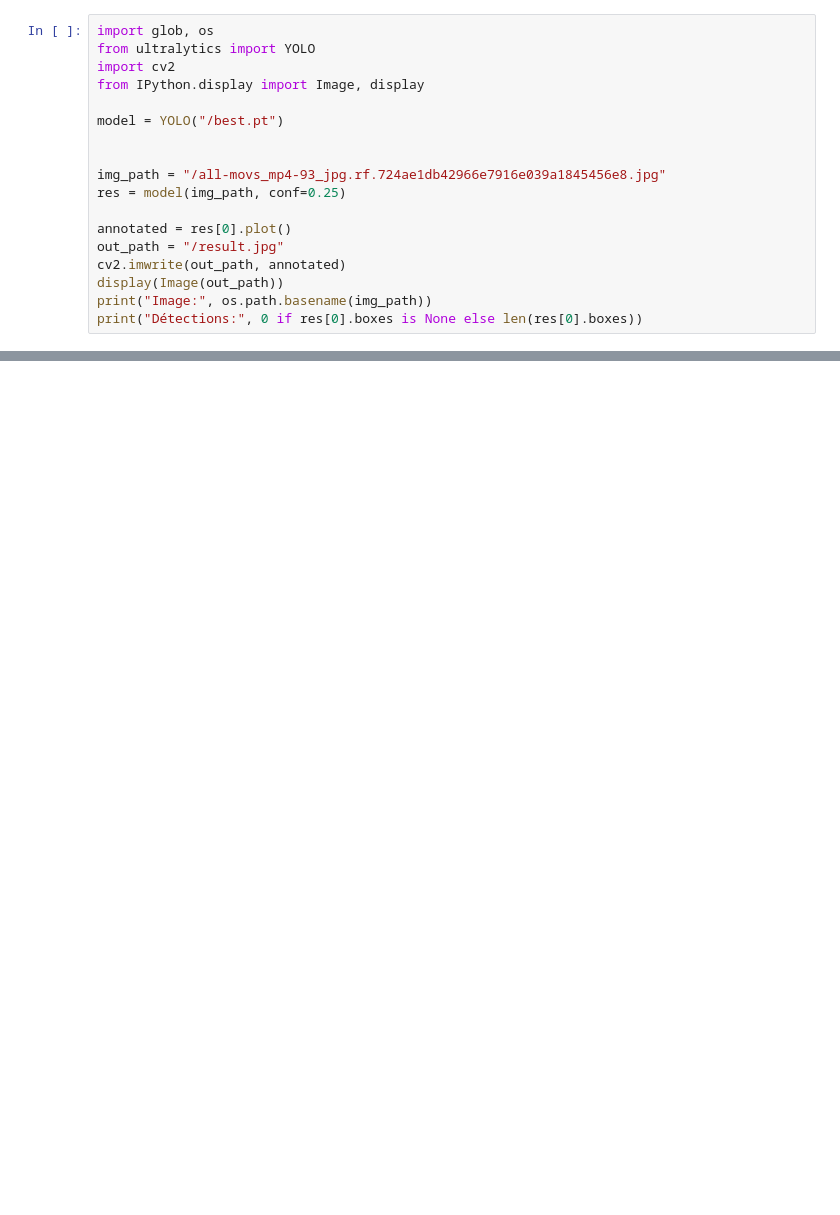
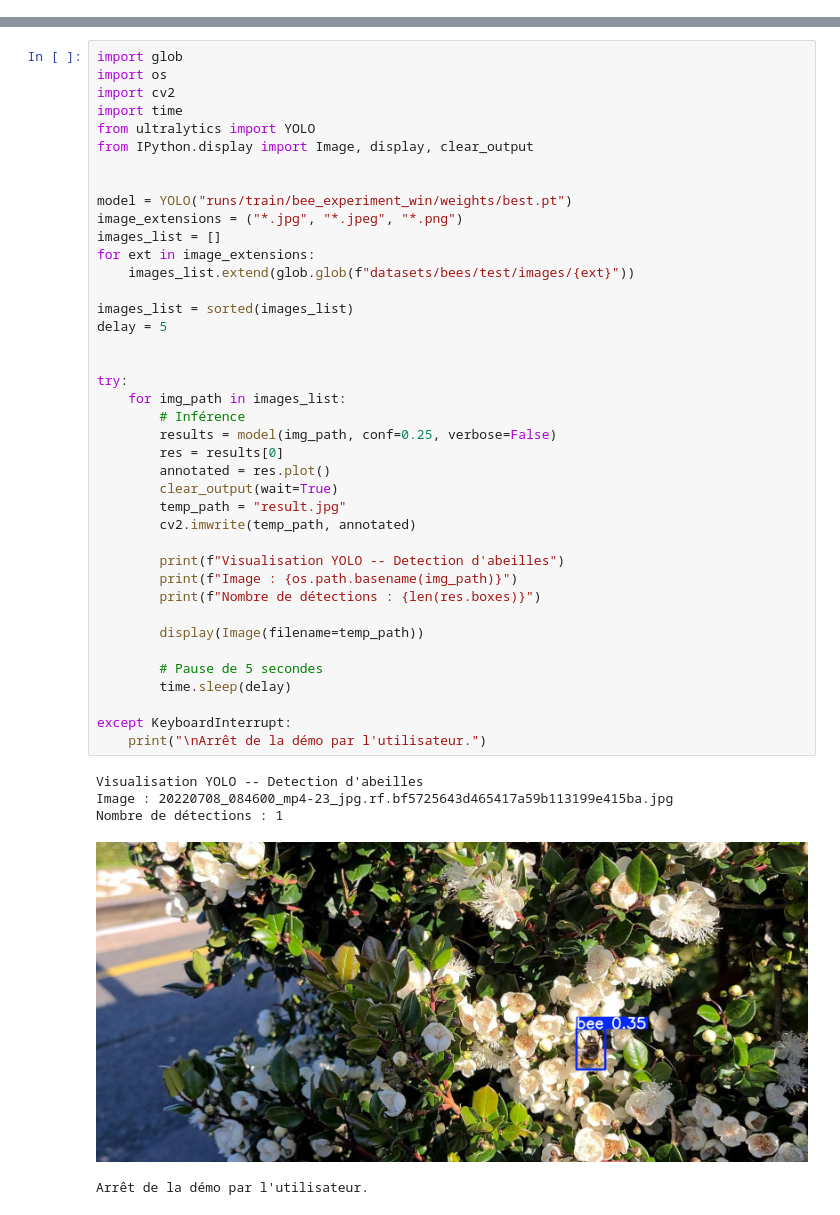
Before and after one commit to AminLO-ma/poc-detection-abeilles, a Jupyter notebook: ML/bee_detection_test.ipynb, the cells around one changed output, grey strips where cells are left out. Cells and saved outputs as stored; diff of their text form; blank space fills up the shorter version.

Commit message:
test-auto

```diff
--- a/ML/bee_detection_test.ipynb
+++ b/ML/bee_detection_test.ipynb
@@ -21,18 +0,0 @@ Successfully installed ultralytics-8.3.248 ultralytics-thop-2.0.18
-# %%
-import glob, os
-from ultralytics import YOLO
-import cv2
-from IPython.display import Image, display
-
-model = YOLO("/best.pt")
-
-
-img_path = "/all-movs_mp4-93_jpg.rf.724ae1db42966e7916e039a1845456e8.jpg"
-res = model(img_path, conf=0.25)
-
-annotated = res[0].plot()
-out_path = "/result.jpg"
-cv2.imwrite(out_path, annotated)
-display(Image(out_path))
-print("Image:", os.path.basename(img_path))
-print("Détections:", 0 if res[0].boxes is None else len(res[0].boxes))
@@ -44,0 +23,46 @@ Détections: 2
+# %%
+import glob
+import os
+import cv2
+import time
+from ultralytics import YOLO
+from IPython.display import Image, display, clear_output
+
+
+model = YOLO("runs/train/bee_experiment_win/weights/best.pt")
+image_extensions = ("*.jpg", "*.jpeg", "*.png")
+images_list = []
+for ext in image_extensions:
+    images_list.extend(glob.glob(f"datasets/bees/test/images/{ext}"))
+
+images_list = sorted(images_list)
+delay = 5
+
+
+try:
+    for img_path in images_list:
+        # Inférence
+        results = model(img_path, conf=0.25, verbose=False)
+        res = results[0]
+        annotated = res.plot()
+        clear_output(wait=True)
+        temp_path = "result.jpg"
+        cv2.imwrite(temp_path, annotated)
+
+        print(f"Visualisation YOLO -- Detection d'abeilles")
+        print(f"Image : {os.path.basename(img_path)}")
+        print(f"Nombre de détections : {len(res.boxes)}")
+
+        display(Image(filename=temp_path))
+
+        # Pause de 5 secondes
+        time.sleep(delay)
+
+except KeyboardInterrupt:
+    print("\nArrêt de la démo par l'utilisateur.")
+# %% [output]
+Visualisation YOLO -- Detection d'abeilles
+Image : 20220708_084600_mp4-23_jpg.rf.bf5725643d465417a59b113199e415ba.jpg
+Nombre de détections : 1
+[figure, added]
+Arrêt de la démo par l'utilisateur.
```
Also changed, not shown: parts of 3 cells of this notebook.
